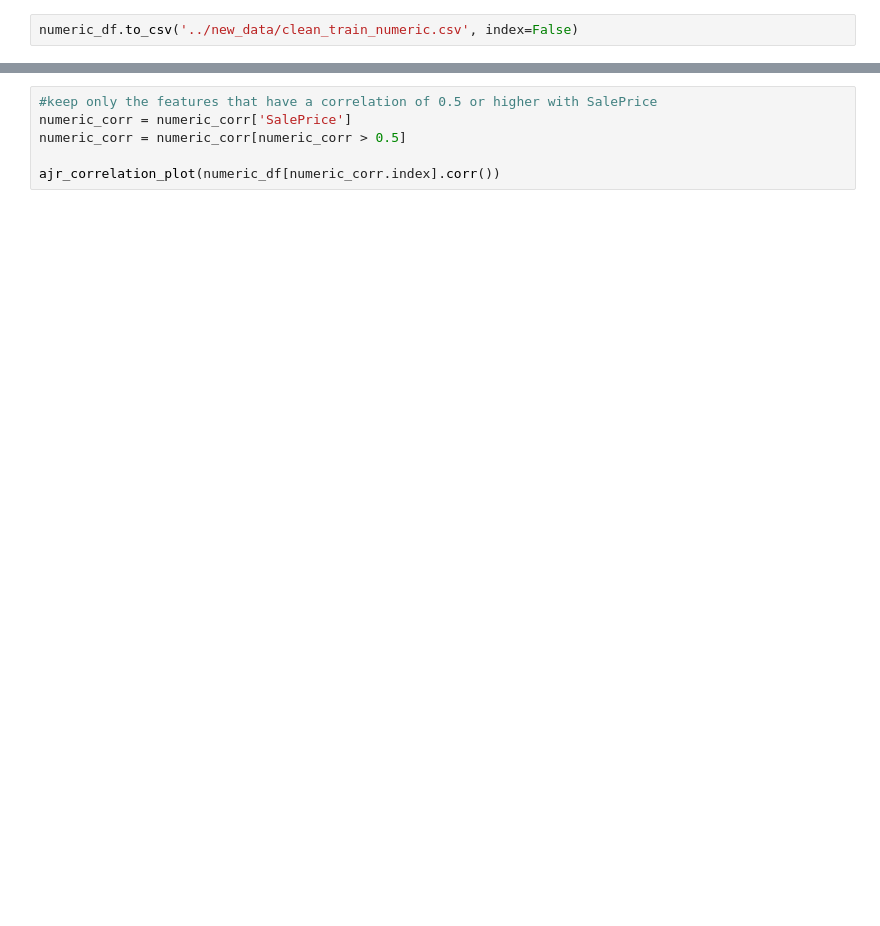
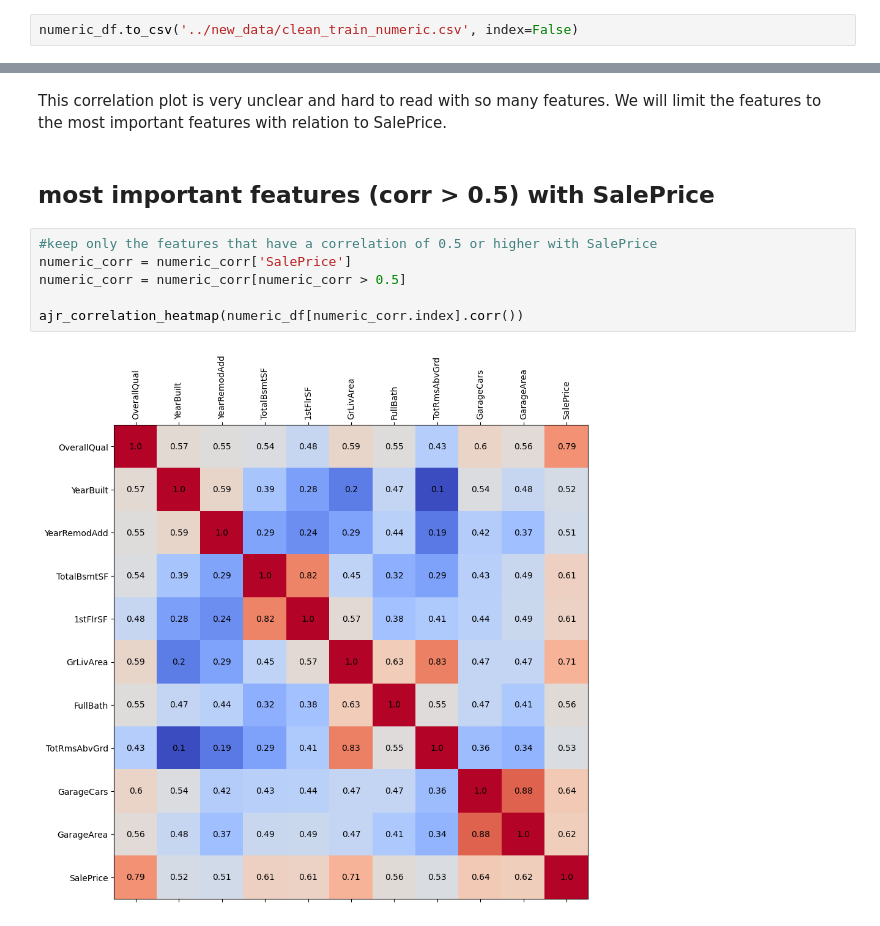
Before and after one commit to Terraform05/House-Price-Prediction, a Jupyter notebook: notebooks/numeric_exploration.ipynb, the cells around one changed output, grey strips where cells are left out. Cells and saved outputs as stored; diff of their text form; blank space fills up the shorter version.

```diff
--- a/notebooks/numeric_exploration.ipynb
+++ b/notebooks/numeric_exploration.ipynb
@@ -153,6 +444,12 @@ ajr_correlation_plot(numeric_corr, fig_height=15)
+# %% [markdown]
+This correlation plot is very unclear and hard to read with so many features. We will limit the features to the most important features with relation to SalePrice.
+# %% [markdown]
+## most important features (corr > 0.5) with SalePrice
 # %%
 #keep only the features that have a correlation of 0.5 or higher with SalePrice
 numeric_corr = numeric_corr['SalePrice']
 numeric_corr = numeric_corr[numeric_corr > 0.5]
 
-ajr_correlation_plot(numeric_df[numeric_corr.index].corr())
+ajr_correlation_heatmap(numeric_df[numeric_corr.index].corr())
+# %% [output]
+[figure, added]
```
Also changed, not shown: parts of 58 cells of this notebook, 4 other files.
